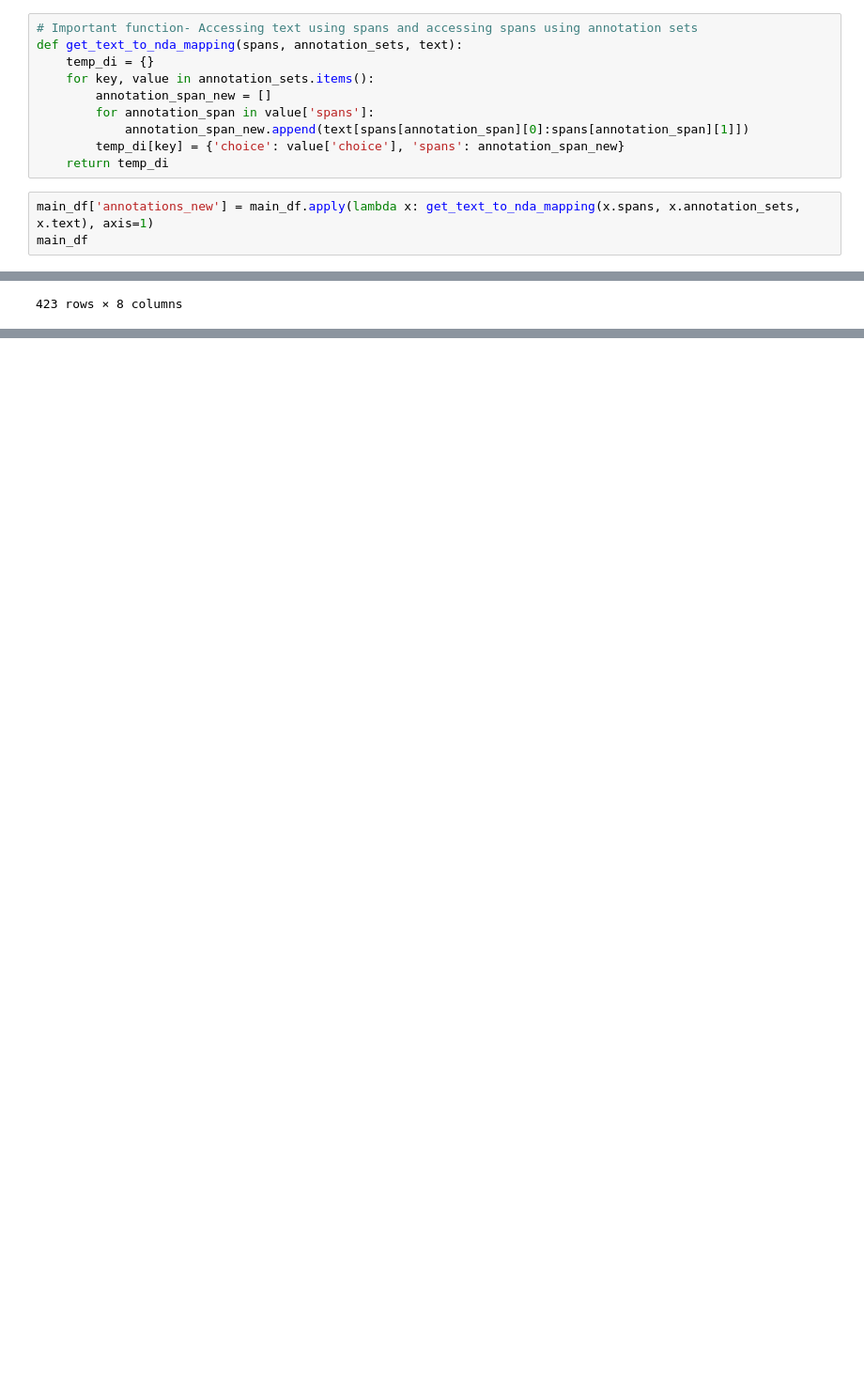
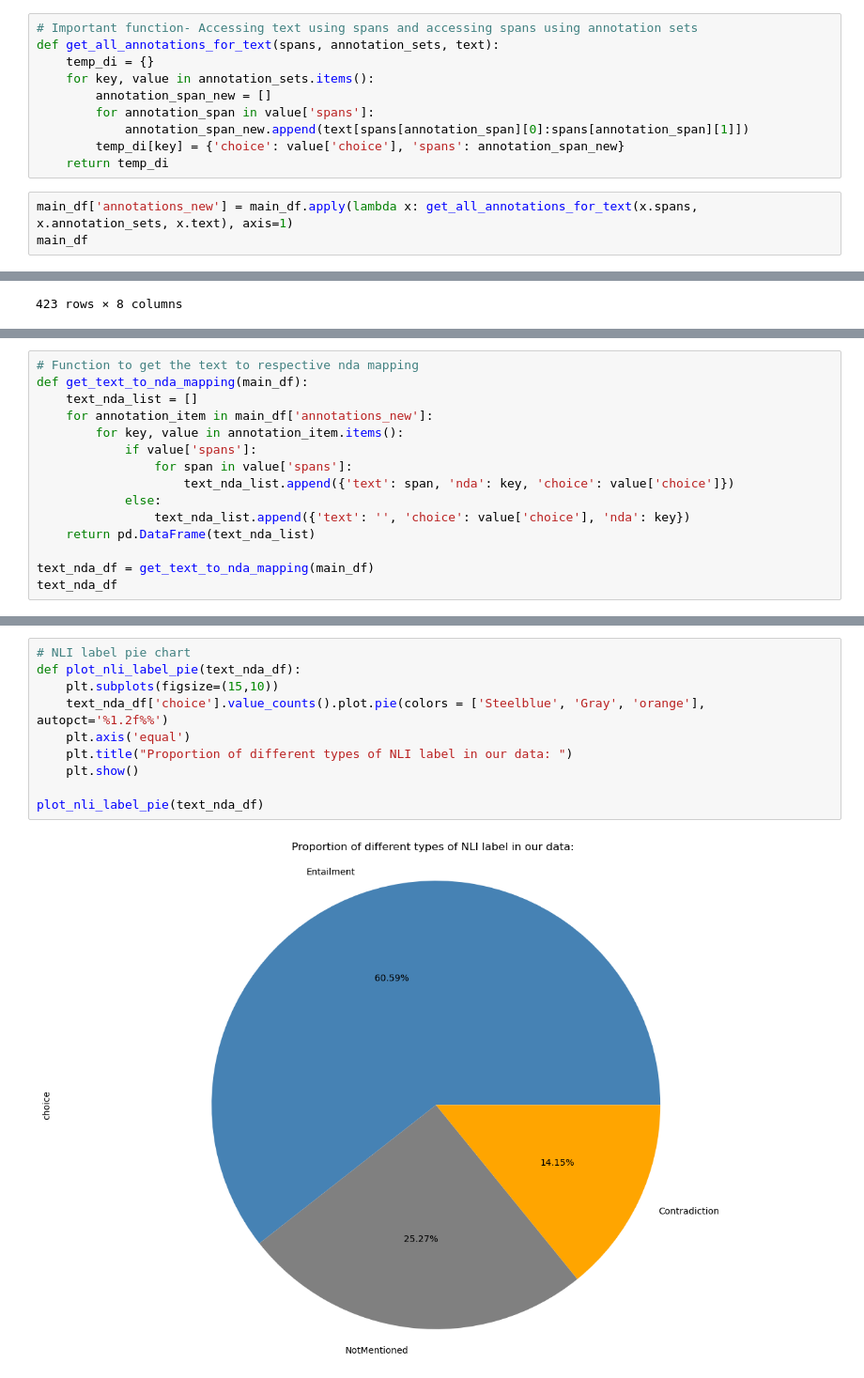
Before and after one commit to sidvsukhi/Text-Summarization-of-T-C, a Jupyter notebook: Project_ContractNLI.ipynb, the cells around one changed output, grey strips where cells are left out. Shown at 94% size. Drawn from its saved outputs; the diff is of its cells as text; blank space fills up the shorter version.

Commit message:
Text Mapping and Visualization changes

```diff
--- a/Project_ContractNLI.ipynb
+++ b/Project_ContractNLI.ipynb
@@ -91,7 +91,7 @@ main_df.head()
 | 4 | 89 | Data Use Agreement New York City.pdf | Data Use And Non-Disclosure Agree... | [[0, 28], [28, 37], [38, 45], [46... | {'nda-11': {'choice': 'NotMention... | search-pdf | http://www.astho.org/Programs/Inf... |
 # %%
 # Important function- Accessing text using spans and accessing spans using annotation sets
-def get_text_to_nda_mapping(spans, annotation_sets, text):
+def get_all_annotations_for_text(spans, annotation_sets, text):
     temp_di = {}
     for key, value in annotation_sets.items():
         annotation_span_new = []
@@ -100,7 +100,7 @@ def get_text_to_nda_mapping(spans, annotation_sets, text):
         temp_di[key] = {'choice': value['choice'], 'spans': annotation_span_new}
     return temp_di
 # %%
-main_df['annotations_new'] = main_df.apply(lambda x: get_text_to_nda_mapping(x.spans, x.annotation_sets, x.text), axis=1)
+main_df['annotations_new'] = main_df.apply(lambda x: get_all_annotations_for_text(x.spans, x.annotation_sets, x.text), axis=1)
 main_df
 # %% [output]
 |  | id | file_name | text | spans | annotation_sets | document_type | url | annotations_new |
@@ -132,0 +119,15 @@ document_annotations = get_document_nda_counts()
+# %%
+# Function to get the text to respective nda mapping
+def get_text_to_nda_mapping(main_df):
+    text_nda_list = []
+    for annotation_item in main_df['annotations_new']:
+        for key, value in annotation_item.items():
+            if value['spans']:
+                for span in value['spans']:
+                    text_nda_list.append({'text': span, 'nda': key, 'choice': value['choice']})
+            else:
+                text_nda_list.append({'text': '', 'choice': value['choice'], 'nda': key})
+    return pd.DataFrame(text_nda_list)
+
+text_nda_df = get_text_to_nda_mapping(main_df)
+text_nda_df
@@ -162,0 +196,12 @@ plot_nda(nda_counts)
+# %%
+# NLI label pie chart
+def plot_nli_label_pie(text_nda_df):
+    plt.subplots(figsize=(15,10))
+    text_nda_df['choice'].value_counts().plot.pie(colors = ['Steelblue', 'Gray', 'orange'], autopct='%1.2f%%')
+    plt.axis('equal')
+    plt.title("Proportion of different types of NLI label in our data: ")
+    plt.show()
+
+plot_nli_label_pie(text_nda_df)
+# %% [output]
+[figure, added]
```
Also changed, not shown: parts of 6 cells of this notebook, 1 other file.
